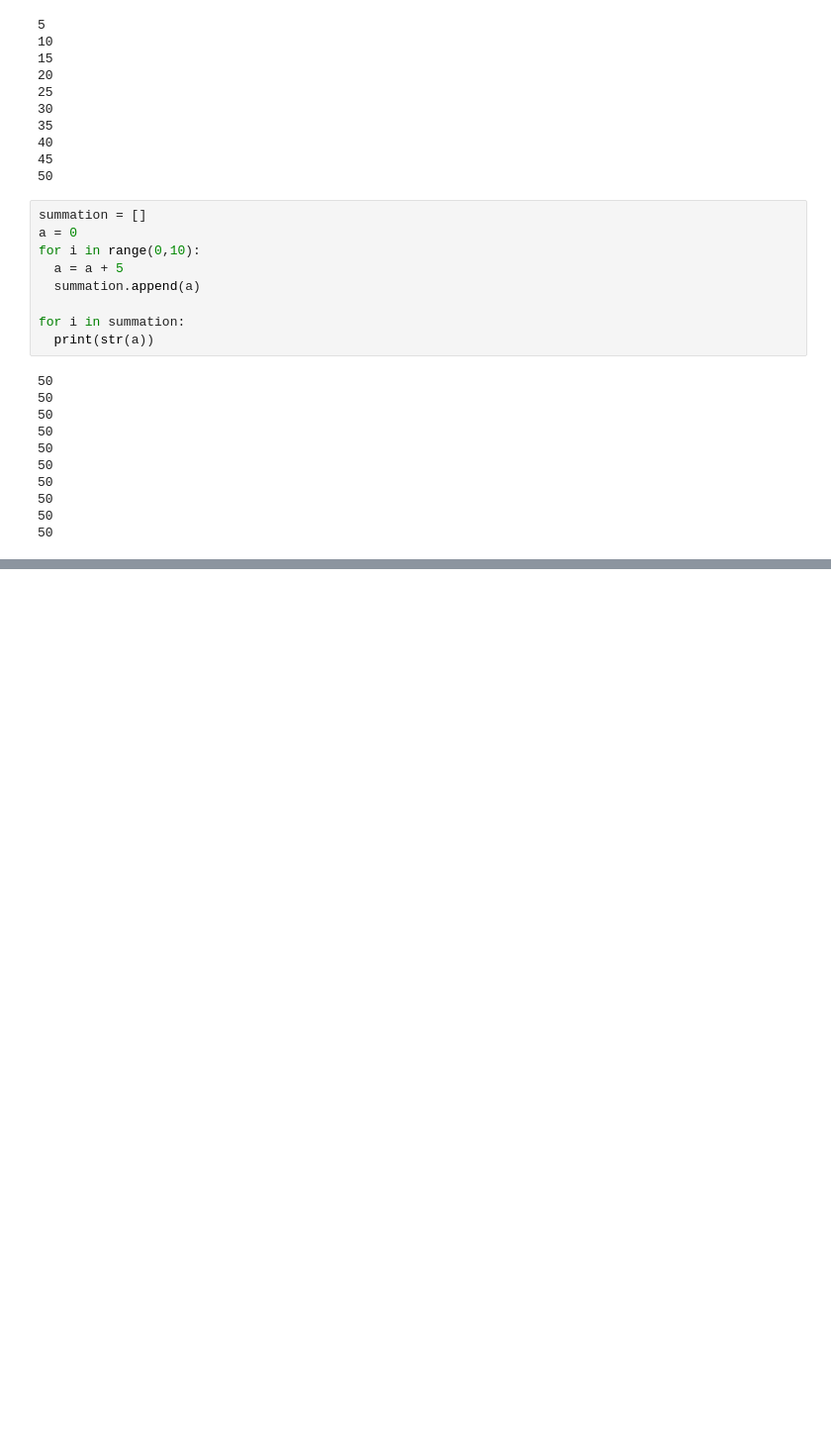
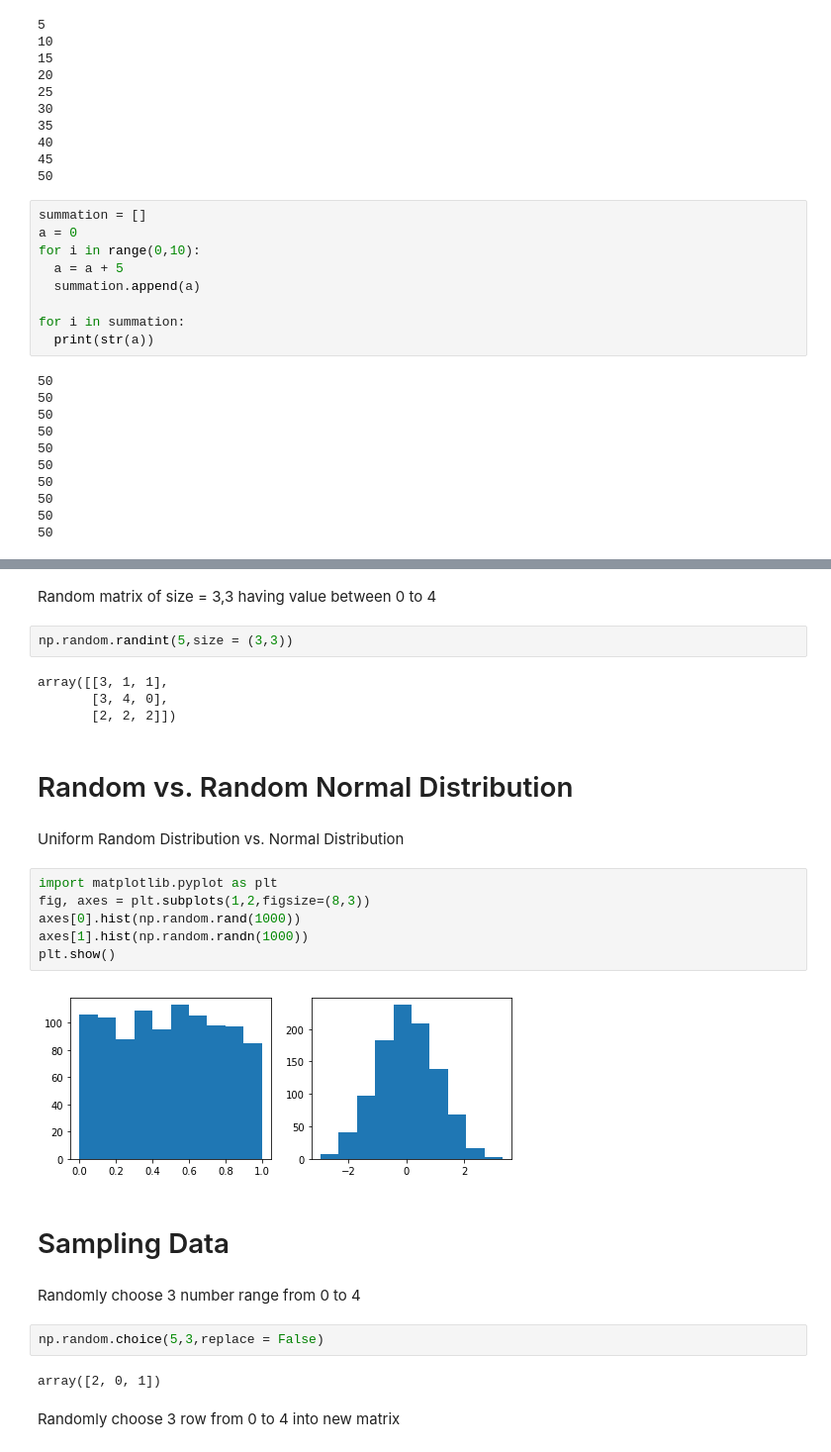
Before and after one commit to wawarisa29/Datawarehouse, a Jupyter notebook: Hellow_world.ipynb, the cells around one changed output, grey strips where cells are left out. Shown at 99% size. Cells and saved outputs as stored; diff of their text form; blank space fills up the shorter version.

```diff
--- a/Hellow_world.ipynb
+++ b/Hellow_world.ipynb
@@ -147,0 +289,30 @@ for i in summation:
+# %% [markdown]
+Random matrix of size = 3,3 having value between 0 to 4
+# %%
+np.random.randint(5,size = (3,3))
+# %% [output]
+array([[3, 1, 1],
+       [3, 4, 0],
+       [2, 2, 2]])
+# %% [markdown]
+# Random vs. Random Normal Distribution
+# %% [markdown]
+Uniform Random Distribution vs. Normal Distribution
+# %%
+import matplotlib.pyplot as plt
+fig, axes = plt.subplots(1,2,figsize=(8,3))
+axes[0].hist(np.random.rand(1000))
+axes[1].hist(np.random.randn(1000))
+plt.show()
+# %% [output]
+[figure, added]
+# %% [markdown]
+# Sampling Data
+# %% [markdown]
+Randomly choose 3 number range from 0 to 4
+# %%
+np.random.choice(5,3,replace = False)
+# %% [output]
+array([2, 0, 1])
+# %% [markdown]
+Randomly choose 3 row from 0 to 4 into new matrix
```
Also changed, not shown: parts of 61 cells of this notebook.
